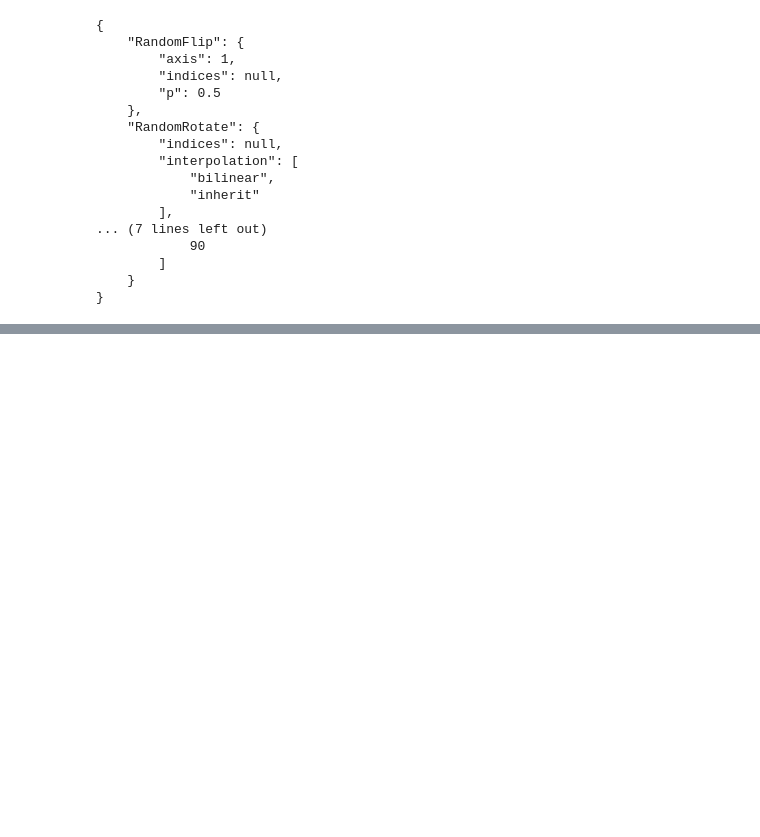
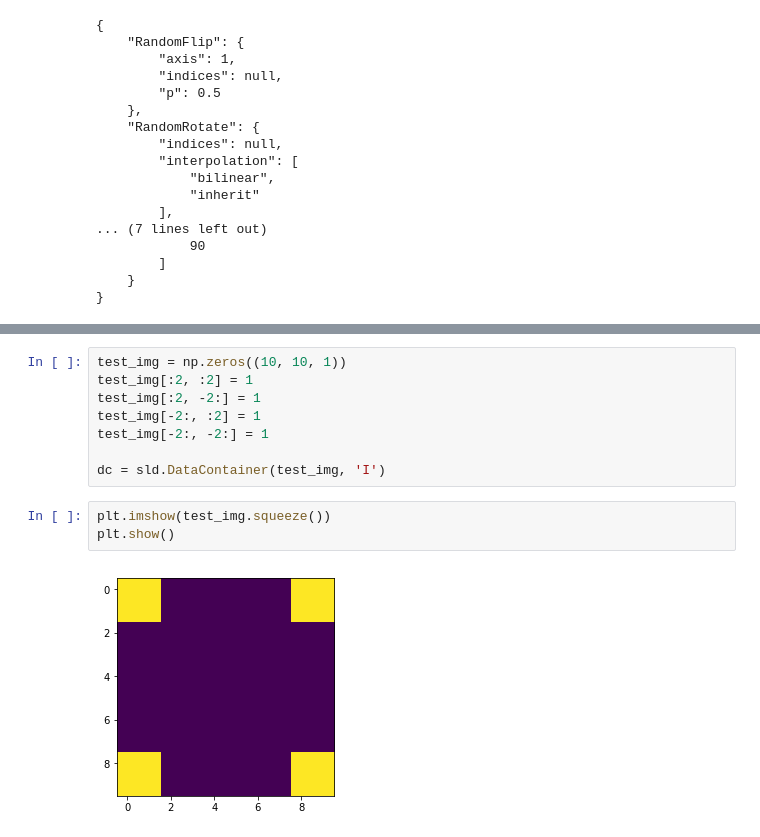
Before and after one commit to Oulu-IMEDS/solt, a Jupyter notebook: notebooks/Basics_of_solt.ipynb, the cells around one changed output, grey strips where cells are left out. Cells and saved outputs as stored; diff of their text form; blank space fills up the shorter version.

```diff
--- a/notebooks/Basics_of_solt.ipynb
+++ b/notebooks/Basics_of_solt.ipynb
@@ -139,0 +205,13 @@ print(json.dumps(stream.serialize(), indent=4, ))
+# %%
+test_img = np.zeros((10, 10, 1))
+test_img[:2, :2] = 1
+test_img[:2, -2:] = 1
+test_img[-2:, :2] = 1
+test_img[-2:, -2:] = 1
+
+dc = sld.DataContainer(test_img, 'I')
+# %%
+plt.imshow(test_img.squeeze())
+plt.show()
+# %% [output]
+[figure, added]
```
Also changed, not shown: parts of 5 cells of this notebook, 1 other file.
